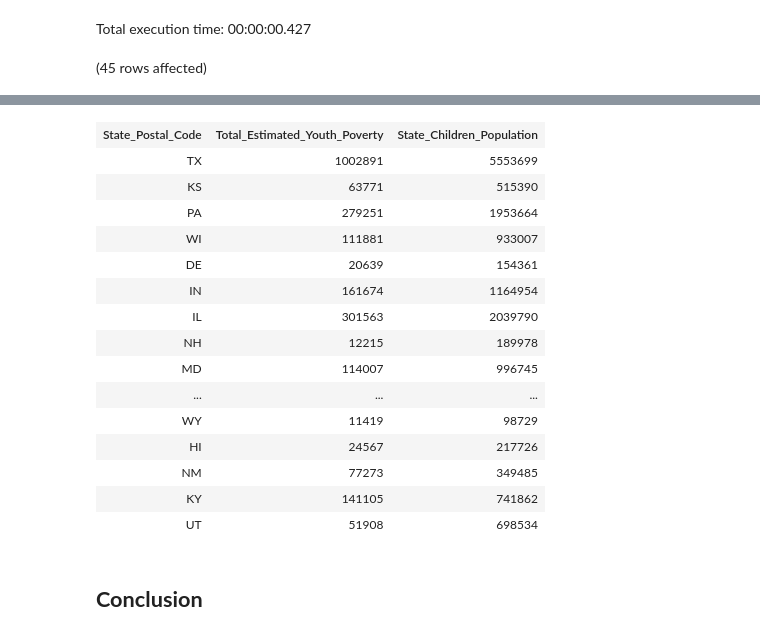
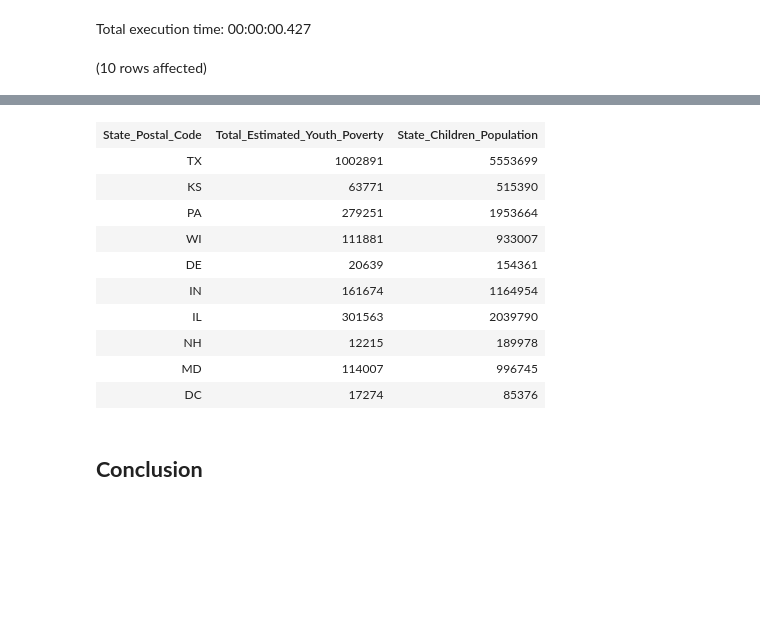
Before and after one commit to waynebin/AzureProject, a Jupyter notebook: USDistrict_Notebook.ipynb, the cells around one changed output, grey strips where cells are left out. Cells and saved outputs as stored; diff of their text form; code cells hidden in the pictures; blank space fills up the shorter version.

```diff
--- a/USDistrict_Notebook.ipynb
+++ b/USDistrict_Notebook.ipynb
@@ -683,7 +678,7 @@ GO
 Commands completed successfully.
 Total execution time: 00:00:00.427
 # %%
-SELECT
+SELECT TOP 10
     State_Postal_Code,
     Total_Estimated_Youth_Poverty,
     State_Children_Population
@@ -691,4 +686,4 @@ FROM
     StatePopulationComparisonView;
 GO
 # %% [output]
-(45 rows affected)
+(10 rows affected)
@@ -696,19 +691,14 @@ Total execution time: 00:00:00.226
 | State_Postal_Code | Total_Estimated_Youth_Poverty | State_Children_Population |
 | TX | 1002891 | 5553699 |
 | KS | 63771 | 515390 |
 | PA | 279251 | 1953664 |
 | WI | 111881 | 933007 |
 | DE | 20639 | 154361 |
 | IN | 161674 | 1164954 |
 | IL | 301563 | 2039790 |
 | NH | 12215 | 189978 |
 | MD | 114007 | 996745 |
-| ... | ... | ... |
-| WY | 11419 | 98729 |
-| HI | 24567 | 217726 |
-| NM | 77273 | 349485 |
-| KY | 141105 | 741862 |
-| UT | 51908 | 698534 |
+| DC | 17274 | 85376 |
 # %% [markdown]
 ## **Conclusion**
 # %% [markdown]
```
Also changed, not shown: parts of 2 cells of this notebook, 4 other files.
